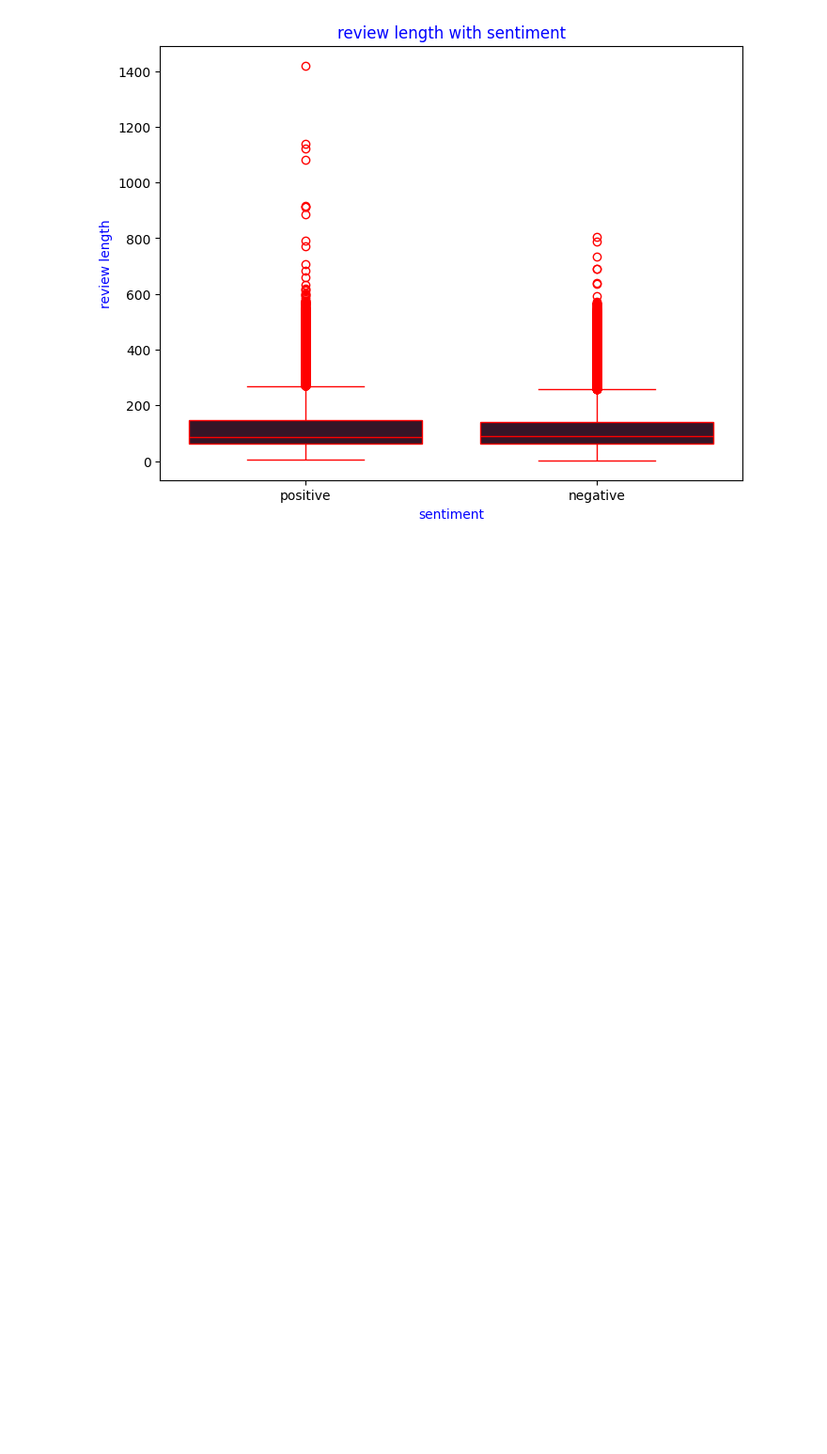
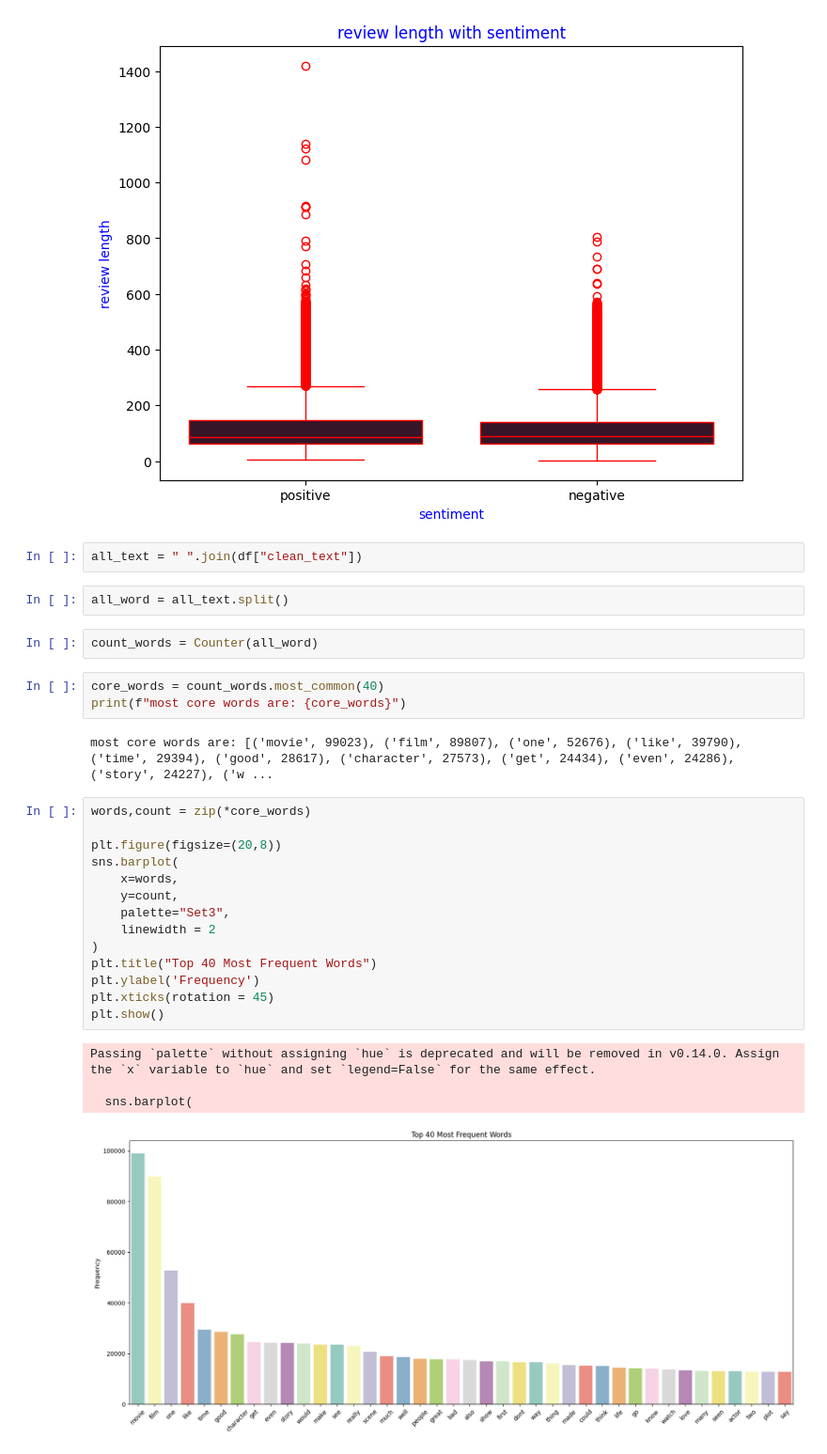
Before and after one commit to md-mojammel4761/Review-Polarity-Detector, a Jupyter notebook: notebook/data_exploration.ipynb, the cells around one changed output. Shown at 94% size. Saved outputs shown, nothing was run; the diff lists cells and outputs as text; blank space fills up the shorter version.

Commit message:
core words

```diff
--- a/notebook/data_exploration.ipynb
+++ b/notebook/data_exploration.ipynb
@@ -102,3 +102,33 @@ plt.ylabel("review length", color="blue")
 # %% [output]
 Text(0, 0.5, 'review length')
 [figure]
+# %%
+all_text = " ".join(df["clean_text"])
+# %%
+all_word = all_text.split()
+# %%
+count_words = Counter(all_word)
+# %%
+core_words = count_words.most_common(40)
+print(f"most core words are: {core_words}")
+# %% [output]
+most core words are: [('movie', 99023), ('film', 89807), ('one', 52676), ('like', 39790), ('time', 29394), ('good', 28617), ('character', 27573), ('get', 24434), ('even', 24286), ('story', 24227), ('w ...
+# %%
+words,count = zip(*core_words)
+
+plt.figure(figsize=(20,8))
+sns.barplot(
+    x=words,
+    y=count,
+    palette="Set3",
+    linewidth = 2
+)
+plt.title("Top 40 Most Frequent Words")
+plt.ylabel('Frequency')
+plt.xticks(rotation = 45)
+plt.show()
+# %% [output]
+Passing `palette` without assigning `hue` is deprecated and will be removed in v0.14.0. Assign the `x` variable to `hue` and set `legend=False` for the same effect.
+
+  sns.barplot(
+[figure, added]
```
Also changed, not shown: parts of 3 cells of this notebook.
